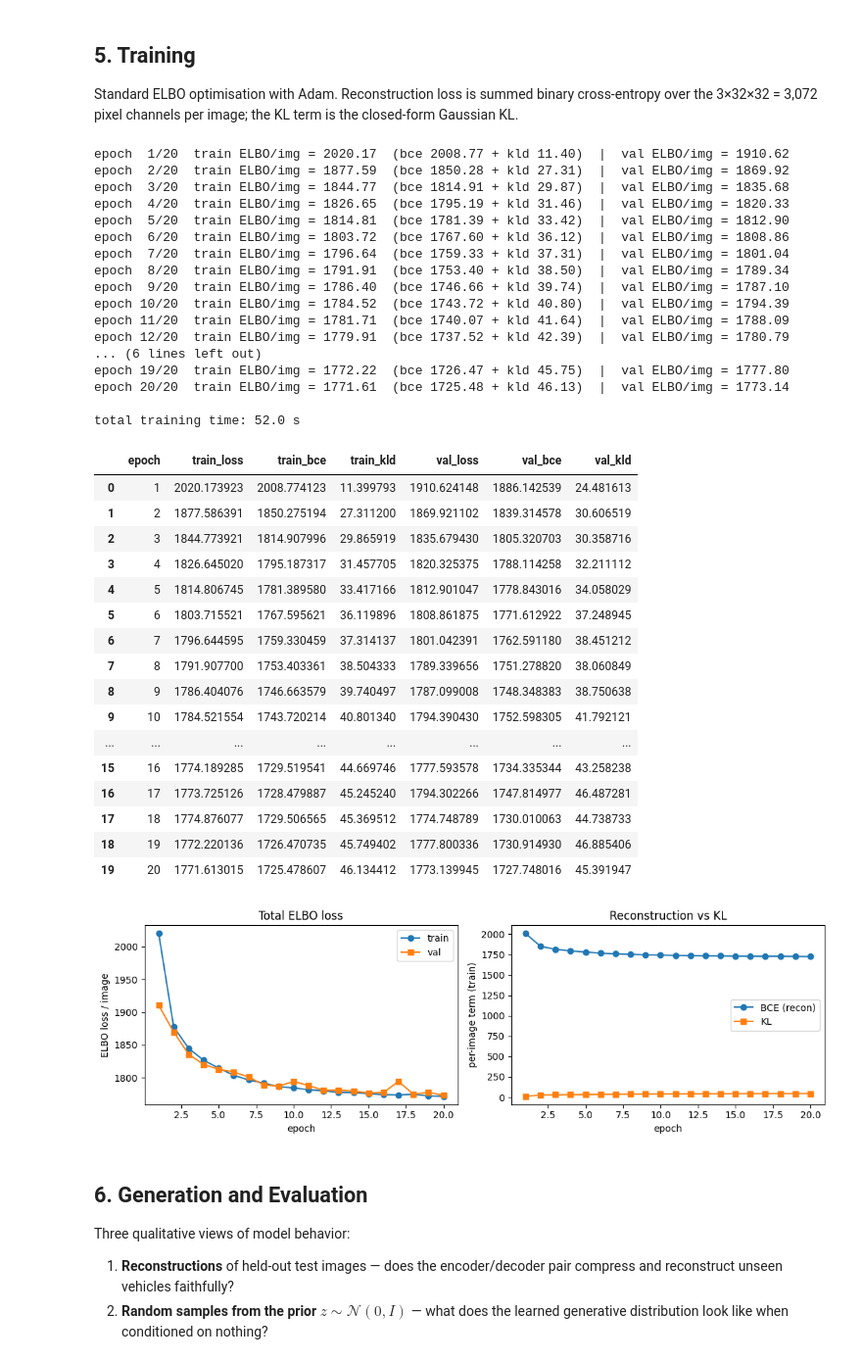
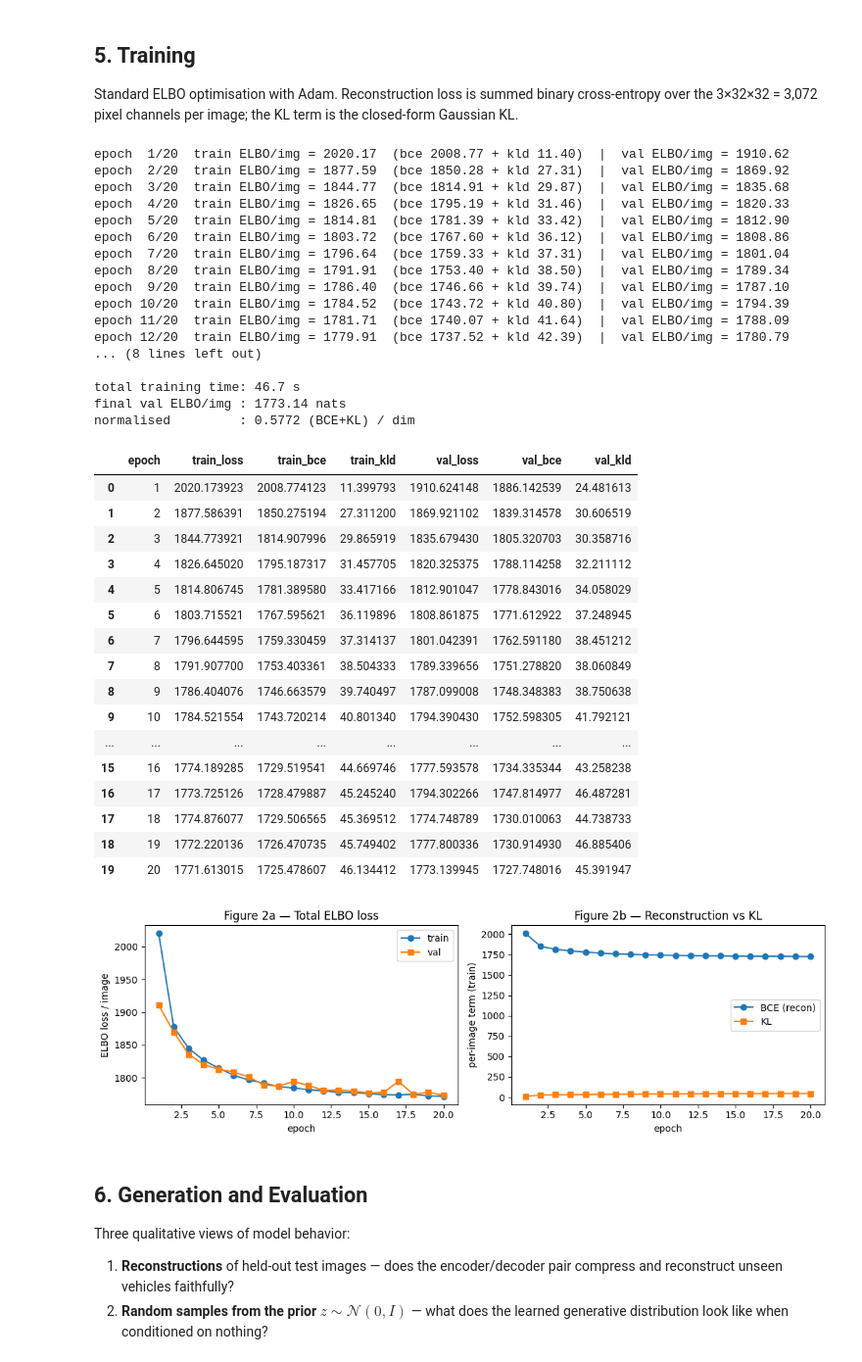
Before and after one commit to udacity-project-sidhu/generative-ai, a Jupyter notebook: Generative AI/generative_model.ipynb, the cells around one changed output. Shown at 98% size. Cells and saved outputs as stored; diff of their text form; code cells hidden in the pictures.

```diff
--- a/Generative AI/generative_model.ipynb
+++ b/Generative AI/generative_model.ipynb
@@ -284,6 +285,15 @@ for epoch in range(1, EPOCHS + 1):
 print(f'\ntotal training time: {time.time()-t0:0.1f} s')
 hist_df = pd.DataFrame(history)
 hist_df.to_csv('training_history.csv', index=False)
+
+# Per-dimension normalisation of the final ELBO. Because the reconstruction term
+# here is BCE on continuous pixels (not a discretised log-likelihood), this
+# scalar is a stable diagnostic of training progress, NOT a true bits/dim figure
+# comparable to published numbers.
+final_val_elbo = history[-1]['val_loss']
+nat_per_dim = final_val_elbo / (3 * 32 * 32)
+print(f'final val ELBO/img : {final_val_elbo:.2f} nats')
+print(f'normalised         : {nat_per_dim:.4f} (BCE+KL) / dim')
 hist_df
 # %% [output]
 epoch  1/20  train ELBO/img = 2020.17  (bce 2008.77 + kld 11.40)  |  val ELBO/img = 1910.62
@@ -298,11 +308,11 @@ epoch  9/20  train ELBO/img = 1786.40  (bce 1746.66 + kld 39.74)  |  val ELBO/im
 epoch 10/20  train ELBO/img = 1784.52  (bce 1743.72 + kld 40.80)  |  val ELBO/img = 1794.39
 epoch 11/20  train ELBO/img = 1781.71  (bce 1740.07 + kld 41.64)  |  val ELBO/img = 1788.09
 epoch 12/20  train ELBO/img = 1779.91  (bce 1737.52 + kld 42.39)  |  val ELBO/img = 1780.79
-... (6 lines left out)
-epoch 19/20  train ELBO/img = 1772.22  (bce 1726.47 + kld 45.75)  |  val ELBO/img = 1777.80
-epoch 20/20  train ELBO/img = 1771.61  (bce 1725.48 + kld 46.13)  |  val ELBO/img = 1773.14
+... (8 lines left out)
 
-total training time: 52.0 s
+total training time: 46.7 s
+final val ELBO/img : 1773.14 nats
+normalised         : 0.5772 (BCE+KL) / dim
 |  | epoch | train_loss | train_bce | train_kld | val_loss | val_bce | val_kld |
 | 0 | 1 | 2020.173923 | 2008.774123 | 11.399793 | 1910.624148 | 1886.142539 | 24.481613 |
 | 1 | 2 | 1877.586391 | 1850.275194 | 27.311200 | 1869.921102 | 1839.314578 | 30.606519 |
@@ -323,18 +333,18 @@ total training time: 52.0 s
 # %%
 fig, axes = plt.subplots(1, 2, figsize=(11, 3.6))
 axes[0].plot(hist_df['epoch'], hist_df['train_loss'], label='train', marker='o')
 axes[0].plot(hist_df['epoch'], hist_df['val_loss'],   label='val',   marker='s')
 axes[0].set_xlabel('epoch'); axes[0].set_ylabel('ELBO loss / image')
-axes[0].set_title('Total ELBO loss'); axes[0].legend()
+axes[0].set_title('Figure 2a — Total ELBO loss'); axes[0].legend()
 
 axes[1].plot(hist_df['epoch'], hist_df['train_bce'], label='BCE (recon)', marker='o')
 axes[1].plot(hist_df['epoch'], hist_df['train_kld'], label='KL',           marker='s')
 axes[1].set_xlabel('epoch'); axes[1].set_ylabel('per-image term (train)')
-axes[1].set_title('Reconstruction vs KL'); axes[1].legend()
+axes[1].set_title('Figure 2b — Reconstruction vs KL'); axes[1].legend()
 
 plt.tight_layout(); plt.savefig('fig_loss.png', dpi=120, bbox_inches='tight'); plt.show()
 # %% [output]
-[figure, old version]
+[figure, new version]
 # %% [markdown]
 ## 6. Generation and Evaluation
 
```
Also changed, not shown: parts of 5 cells of this notebook, 11 other files.
